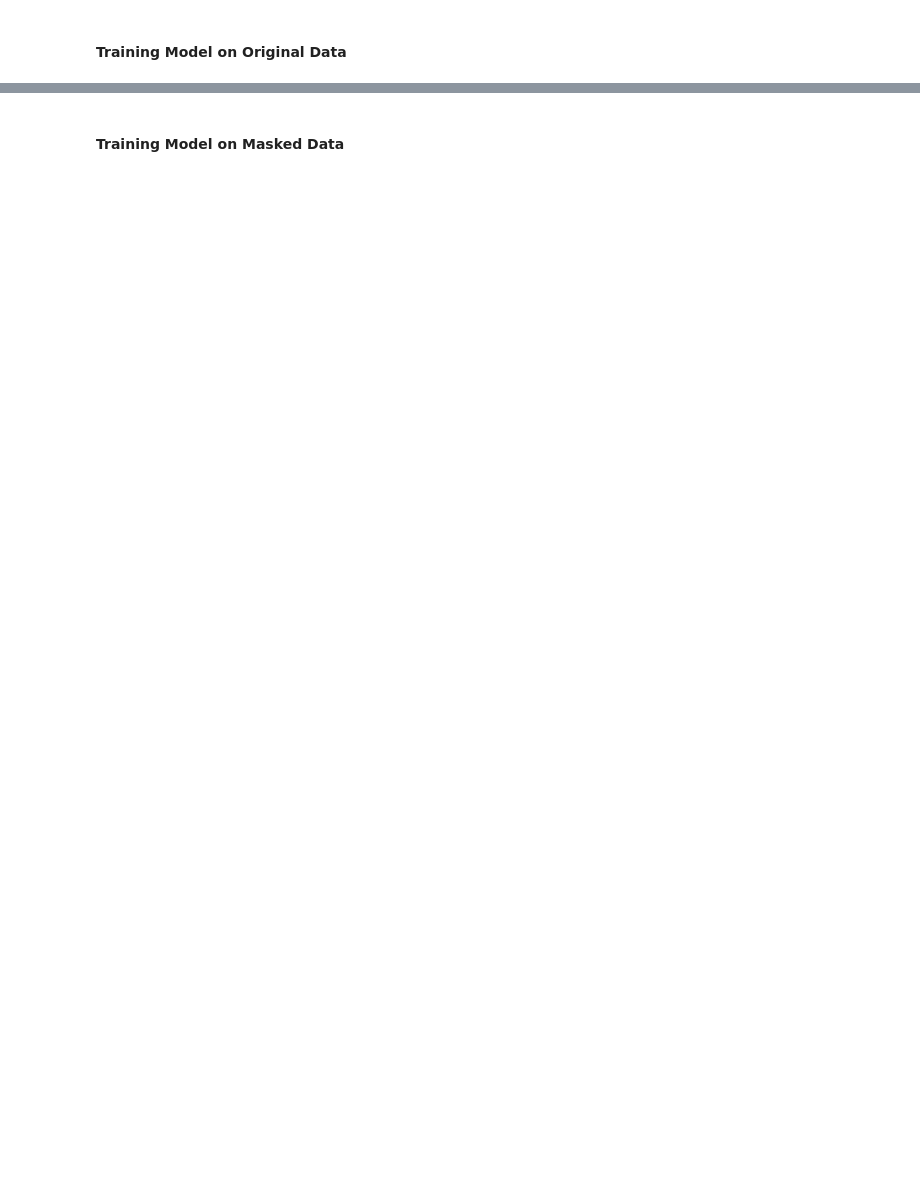
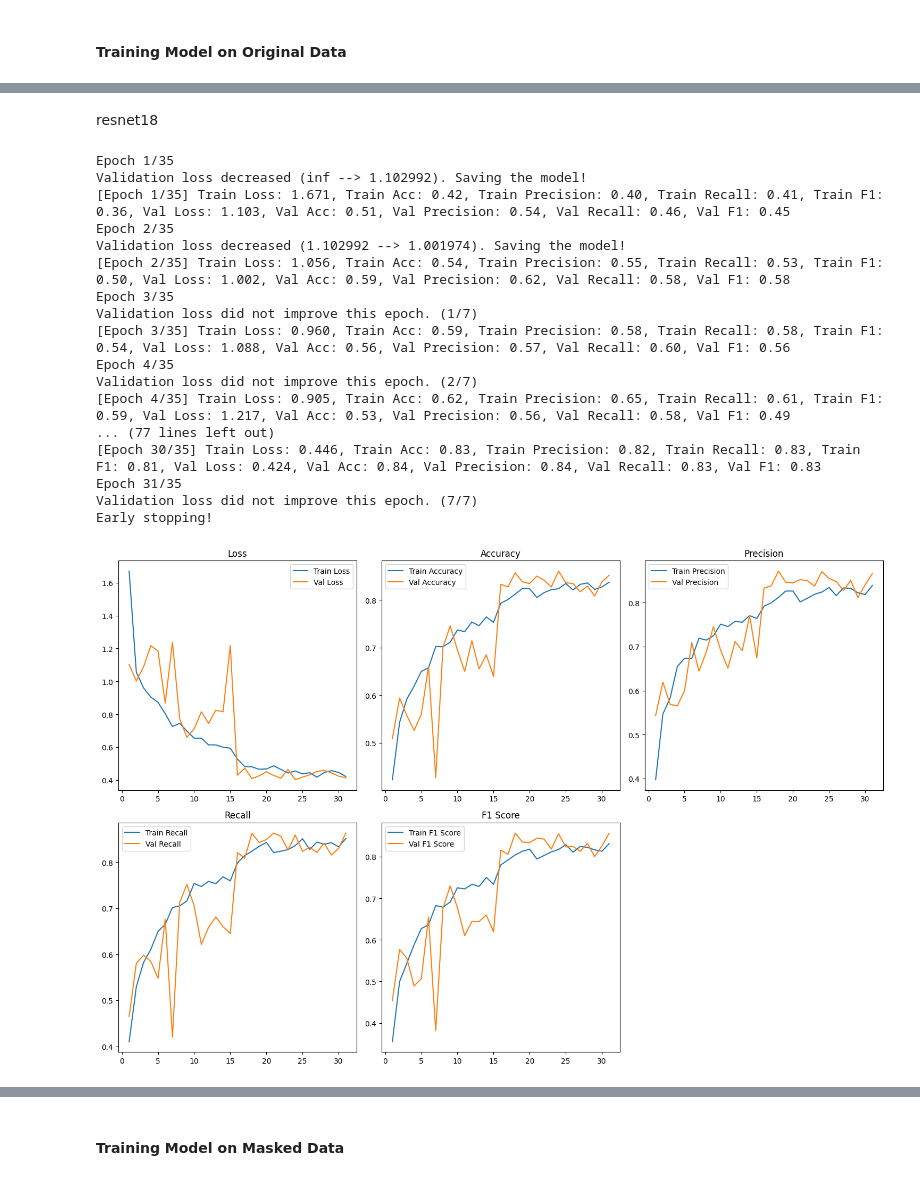
Before and after one commit to Alpgirl/Skoltech_Machine_learning-2024, a Jupyter notebook: Classification/MRI_Tumor_Classification.ipynb, the cells around one changed output, grey strips where cells are left out. Saved outputs shown, nothing was run; the diff lists cells and outputs as text; code cells hidden in the pictures; blank space fills up the shorter version.

```diff
--- a/Classification/MRI_Tumor_Classification.ipynb
+++ b/Classification/MRI_Tumor_Classification.ipynb
@@ -464,0 +543,23 @@ Validation loss did not improve this epoch. (1/5)
+# %% [markdown]
+resnet18
+# %%
+train_model(train_loader, val_loader, clf, criterion, opt, scheduler, device, n_epochs=35)
+# %% [output]
+Epoch 1/35
+Validation loss decreased (inf --> 1.102992). Saving the model!
+[Epoch 1/35] Train Loss: 1.671, Train Acc: 0.42, Train Precision: 0.40, Train Recall: 0.41, Train F1: 0.36, Val Loss: 1.103, Val Acc: 0.51, Val Precision: 0.54, Val Recall: 0.46, Val F1: 0.45
+Epoch 2/35
+Validation loss decreased (1.102992 --> 1.001974). Saving the model!
+[Epoch 2/35] Train Loss: 1.056, Train Acc: 0.54, Train Precision: 0.55, Train Recall: 0.53, Train F1: 0.50, Val Loss: 1.002, Val Acc: 0.59, Val Precision: 0.62, Val Recall: 0.58, Val F1: 0.58
+Epoch 3/35
+Validation loss did not improve this epoch. (1/7)
+[Epoch 3/35] Train Loss: 0.960, Train Acc: 0.59, Train Precision: 0.58, Train Recall: 0.58, Train F1: 0.54, Val Loss: 1.088, Val Acc: 0.56, Val Precision: 0.57, Val Recall: 0.60, Val F1: 0.56
+Epoch 4/35
+Validation loss did not improve this epoch. (2/7)
+[Epoch 4/35] Train Loss: 0.905, Train Acc: 0.62, Train Precision: 0.65, Train Recall: 0.61, Train F1: 0.59, Val Loss: 1.217, Val Acc: 0.53, Val Precision: 0.56, Val Recall: 0.58, Val F1: 0.49
+... (77 lines left out)
+[Epoch 30/35] Train Loss: 0.446, Train Acc: 0.83, Train Precision: 0.82, Train Recall: 0.83, Train F1: 0.81, Val Loss: 0.424, Val Acc: 0.84, Val Precision: 0.84, Val Recall: 0.83, Val F1: 0.83
+Epoch 31/35
+Validation loss did not improve this epoch. (7/7)
+Early stopping!
+[figure, added]
```
Also changed, not shown: parts of 48 cells of this notebook.
